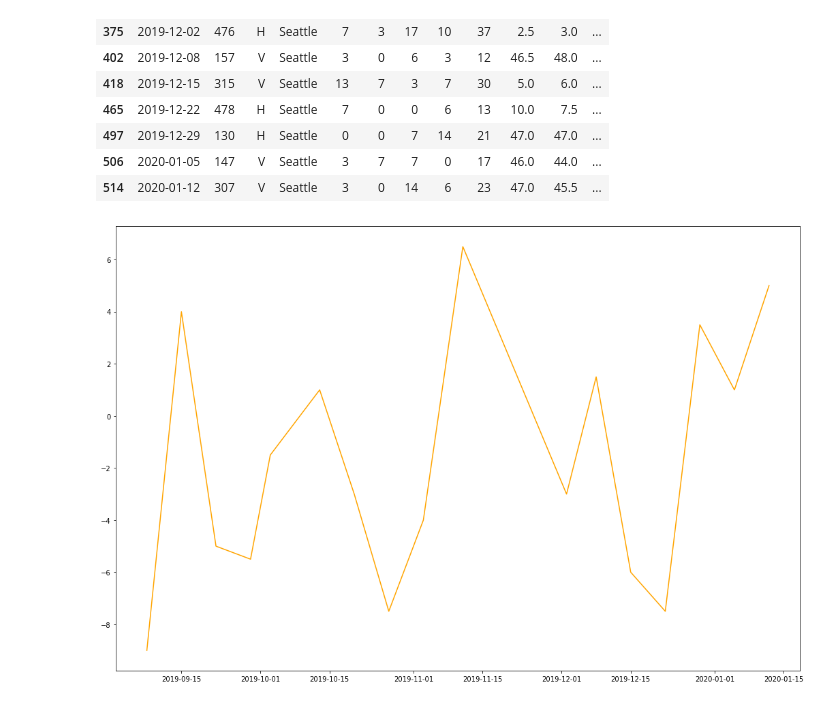
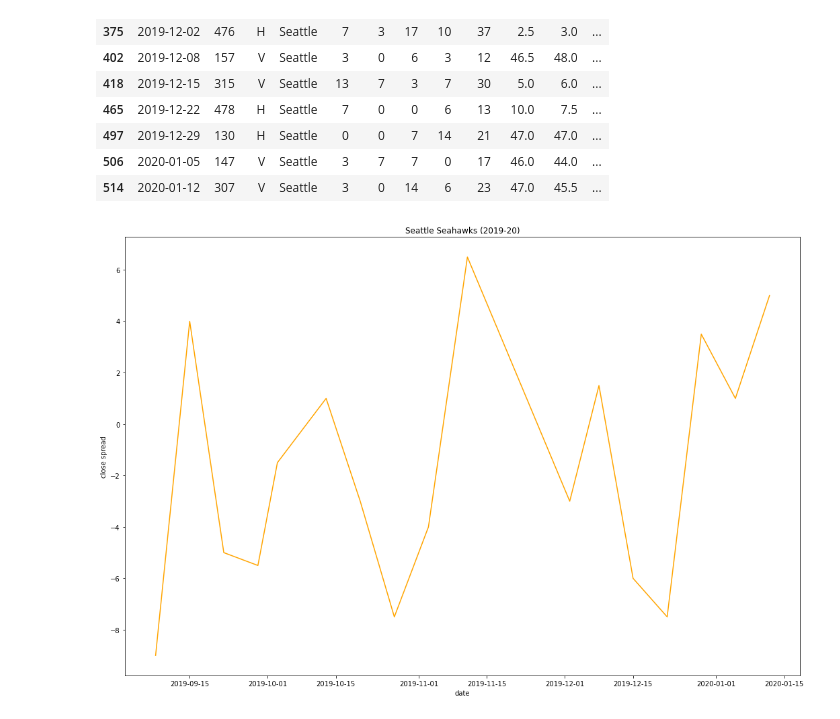
Before and after one commit to tamle7422/data_analysis, a Jupyter notebook: nfl.ipynb, the cells around one changed output. Cells and saved outputs as stored; diff of their text form; code cells hidden in the pictures.

Commit message:
Update seattle plot

```diff
--- a/nfl.ipynb
+++ b/nfl.ipynb
@@ -912,8 +861,10 @@ dfSeattle
 | 514 | 2020-01-12 | 307 | V | Seattle | 3 | 0 | 14 | 6 | 23 | 47.0 | 45.5 | ... |
 # %%
 plt.figure(figsize=(18,12))
-# plt.plot(nbaDf.index,nbaDf["team1 final score"],color="green")
+plt.xlabel("date")
+plt.ylabel("close spread")
+plt.title("Seattle Seahawks (2019-20)")
 plt.plot(dfSeattle.date,dfSeattle["close spread"],color="orange")
 plt.show()
 # %% [output]
-[figure, old version]
+[figure, new version]
```
Also changed, not shown: parts of 6 cells of this notebook.
